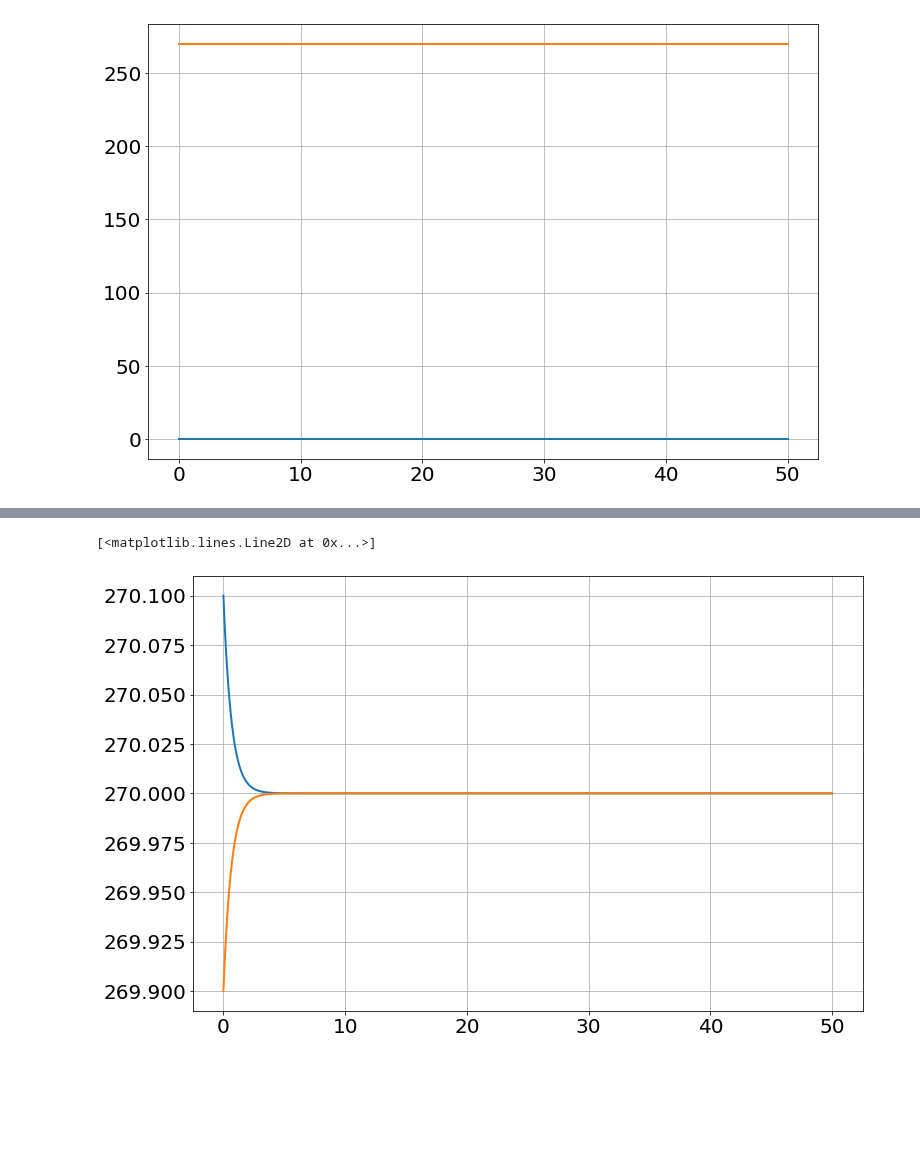
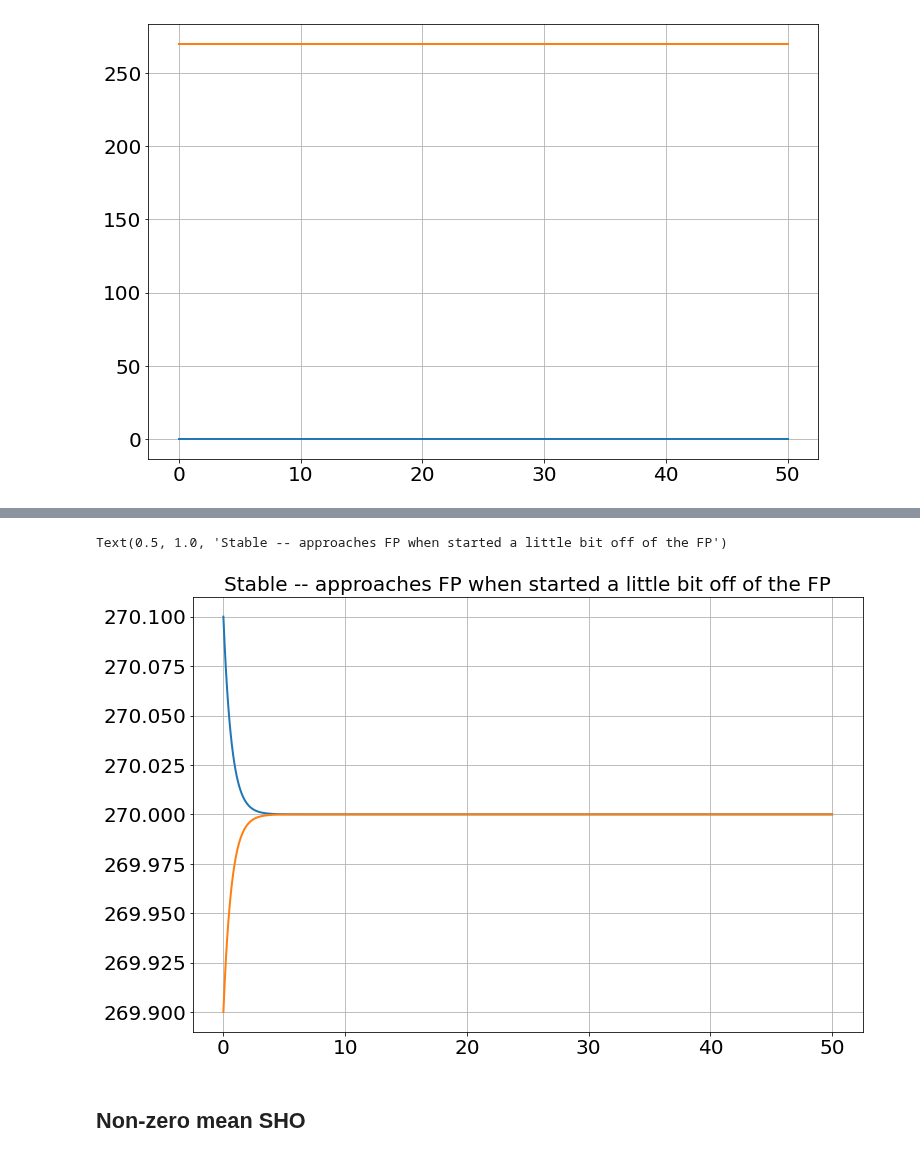
Before and after one commit to bblais/Computer-Programming-for-the-Sciences-Spring-2022, a Jupyter notebook: Sprint #2 - Dynamical Systems and Parameters/2022-03-01 Class.ipynb, the cells around one changed output, grey strips where cells are left out. Cells and saved outputs as stored; diff of their text form; code cells hidden in the pictures; blank space fills up the shorter version.

```diff
--- a/Sprint #2 - Dynamical Systems and Parameters/2022-03-01 Class.ipynb
+++ b/Sprint #2 - Dynamical Systems and Parameters/2022-03-01 Class.ipynb
@@ -167,20 +168,25 @@ plot(sim.t,sim.x)
 # %%
 sim=Simulation()
 sim.figsize=(8,4)
 sim.add("x'=a*x*(1-x/k)",270+.1)
 sim.params(a=1.5,k=270)
 sim.run(50)
 
 plot(sim.t,sim.x)
 
 
 sim=Simulation()
 sim.figsize=(8,4)
 sim.add("x'=a*x*(1-x/k)",270-.1)
 sim.params(a=1.5,k=270)
 sim.run(50)
 
 plot(sim.t,sim.x)
+
+
+title("Stable -- approaches FP when started a little bit off of the FP")
 # %% [output]
-[<matplotlib.lines.Line2D at 0x...>]
+Text(0.5, 1.0, 'Stable -- approaches FP when started a little bit off of the FP')
-[figure, old version]
+[figure, new version]
+# %% [markdown]
+## Non-zero mean SHO
```
Also changed, not shown: parts of 12 cells of this notebook, 1 other file.
